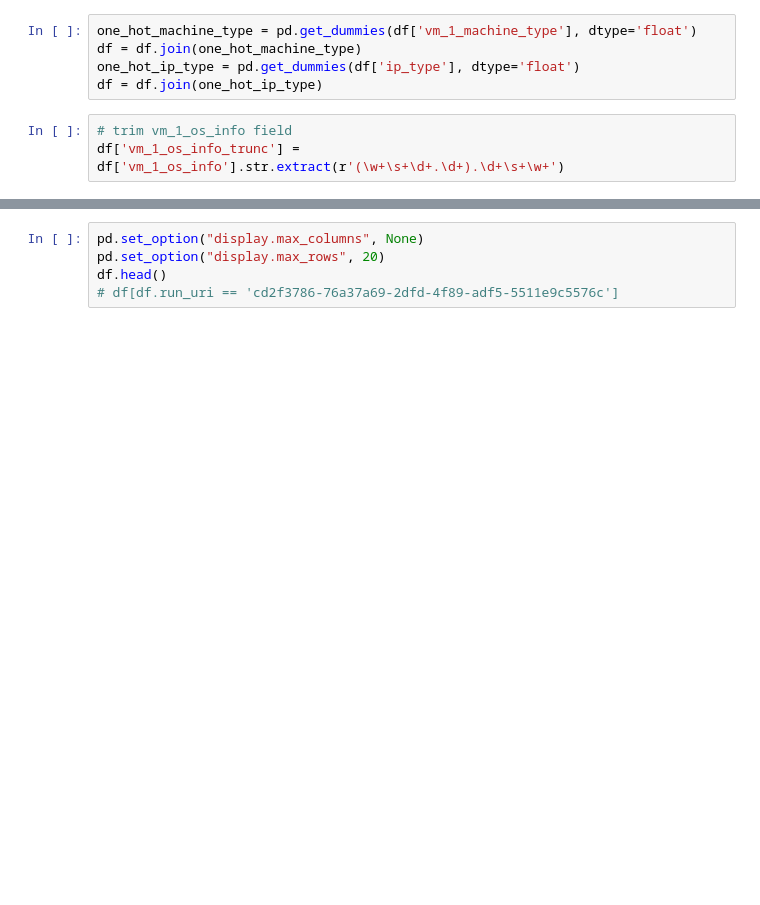
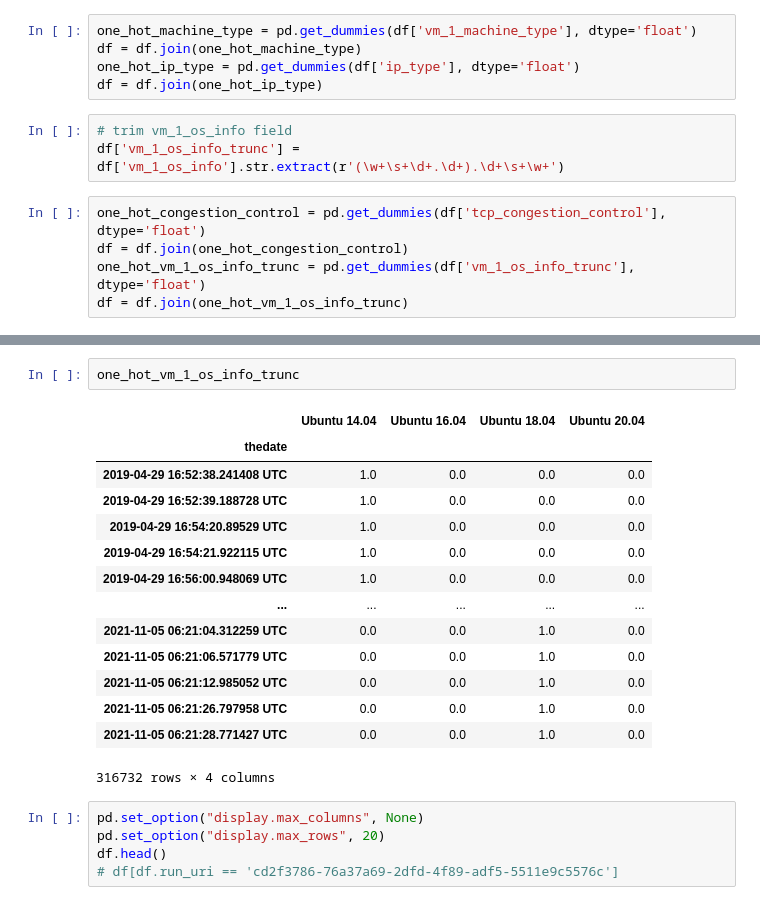
Before and after one commit to SMU-ATT-Center-for-Virtualization/network_performance_anomaly_detect, a Jupyter notebook: data_prep_test.ipynb, the cells around one changed output, grey strips where cells are left out. Drawn from its saved outputs; the diff is of its cells as text; blank space fills up the shorter version.

```diff
--- a/data_prep_test.ipynb
+++ b/data_prep_test.ipynb
@@ -36,3 +36,8 @@ df = df.join(one_hot_ip_type)
 # %%
 # trim vm_1_os_info field
 df['vm_1_os_info_trunc'] = df['vm_1_os_info'].str.extract(r'(\w+\s+\d+.\d+).\d+\s+\w+')
+# %%
+one_hot_congestion_control = pd.get_dummies(df['tcp_congestion_control'], dtype='float')
+df = df.join(one_hot_congestion_control)
+one_hot_vm_1_os_info_trunc = pd.get_dummies(df['vm_1_os_info_trunc'], dtype='float')
+df = df.join(one_hot_vm_1_os_info_trunc)
@@ -39,3 +61,20 @@ df['vm_1_os_info_trunc'] = df['vm_1_os_info'].str.extract(r'(\w+\s+\d+.\d+).\d+\
+# %%
+one_hot_vm_1_os_info_trunc
+# %% [output]
+|  | Ubuntu 14.04 | Ubuntu 16.04 | Ubuntu 18.04 | Ubuntu 20.04 |
+| thedate |  |  |  |  |
+| 2019-04-29 16:52:38.241408 UTC | 1.0 | 0.0 | 0.0 | 0.0 |
+| 2019-04-29 16:52:39.188728 UTC | 1.0 | 0.0 | 0.0 | 0.0 |
+| 2019-04-29 16:54:20.89529 UTC | 1.0 | 0.0 | 0.0 | 0.0 |
+| 2019-04-29 16:54:21.922115 UTC | 1.0 | 0.0 | 0.0 | 0.0 |
+| 2019-04-29 16:56:00.948069 UTC | 1.0 | 0.0 | 0.0 | 0.0 |
+| ... | ... | ... | ... | ... |
+| 2021-11-05 06:21:04.312259 UTC | 0.0 | 0.0 | 1.0 | 0.0 |
+| 2021-11-05 06:21:06.571779 UTC | 0.0 | 0.0 | 1.0 | 0.0 |
+| 2021-11-05 06:21:12.985052 UTC | 0.0 | 0.0 | 1.0 | 0.0 |
+| 2021-11-05 06:21:26.797958 UTC | 0.0 | 0.0 | 1.0 | 0.0 |
+| 2021-11-05 06:21:28.771427 UTC | 0.0 | 0.0 | 1.0 | 0.0 |
+316732 rows × 4 columns
 # %%
 pd.set_option("display.max_columns", None)
 pd.set_option("display.max_rows", 20)
```
Also changed, not shown: parts of 1 cell of this notebook, 2 other files.
